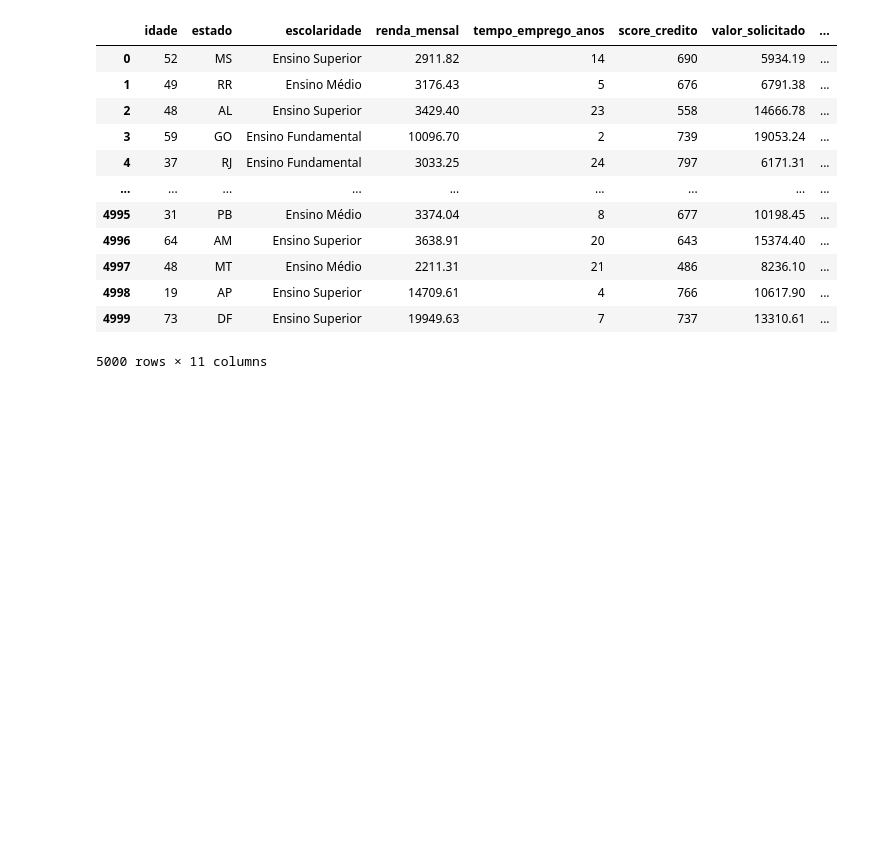
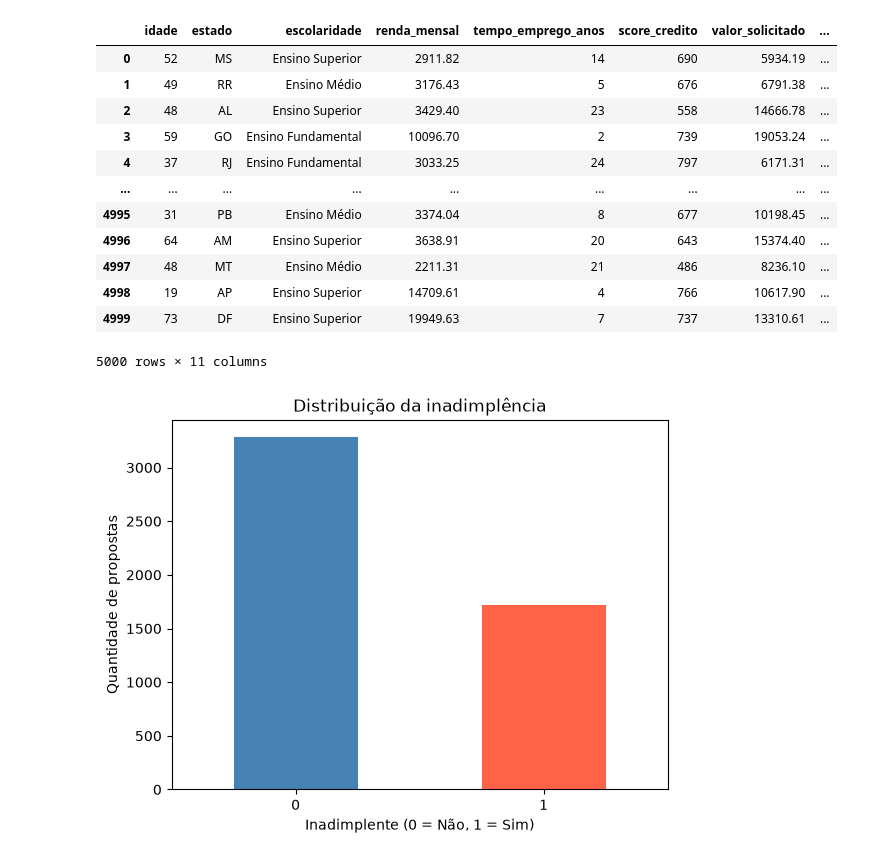
Before and after one commit to dinizjr/Trilha-IA, a Jupyter notebook: Analise-Credito/AnaliseCredito.ipynb, the cells around one changed output. Drawn from its saved outputs; the diff is of its cells as text; code cells hidden in the pictures; blank space fills up the shorter version.

```diff
--- a/Analise-Credito/AnaliseCredito.ipynb
+++ b/Analise-Credito/AnaliseCredito.ipynb
@@ -3,6 +18,6 @@ import pandas as pd
 # %%
-dt = pd.read_csv("dataset.csv")
-dt
+df = pd.read_csv("dataset.csv")
+df
 # %% [output]
 |  | idade | estado | escolaridade | renda_mensal | tempo_emprego_anos | score_credito | valor_solicitado | ... |
 | 0 | 52 | MS | Ensino Superior | 2911.82 | 14 | 690 | 5934.19 | ... |
@@ -17,3 +32,16 @@ dt
 | 4998 | 19 | AP | Ensino Superior | 14709.61 | 4 | 766 | 10617.90 | ... |
 | 4999 | 73 | DF | Ensino Superior | 19949.63 | 7 | 737 | 13310.61 | ... |
 5000 rows × 11 columns
+# %%
+df["inadimplente"].value_counts().sort_index().plot(
+    kind="bar",
+    color=["steelblue", "tomato"]
+)
+
+plt.title("Distribuição da inadimplência")
+plt.xlabel("Inadimplente (0 = Não, 1 = Sim)")
+plt.ylabel("Quantidade de propostas")
+plt.xticks(rotation=0)
+plt.show()
+# %% [output]
+[figure, added]
```
Also changed, not shown: parts of 4 cells of this notebook.
